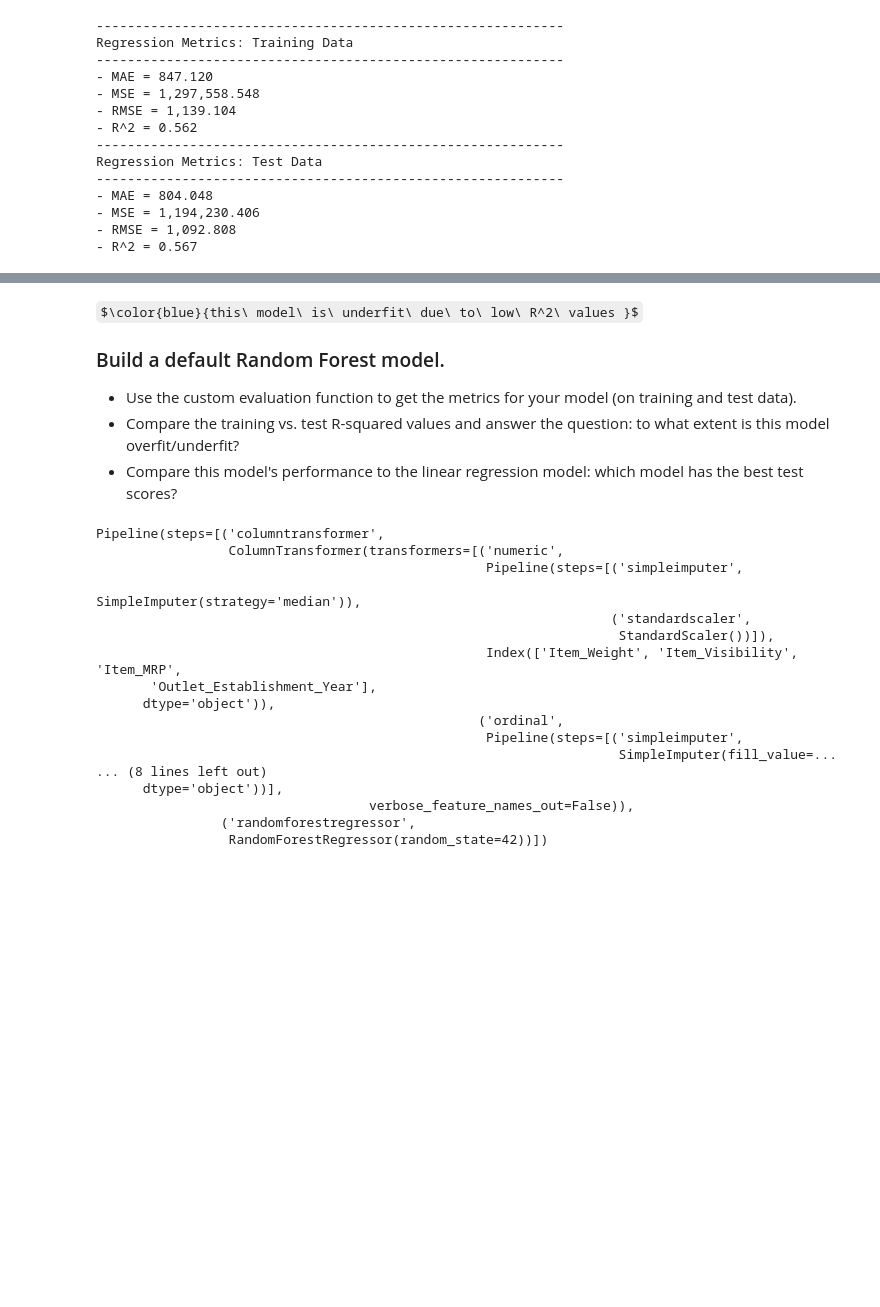
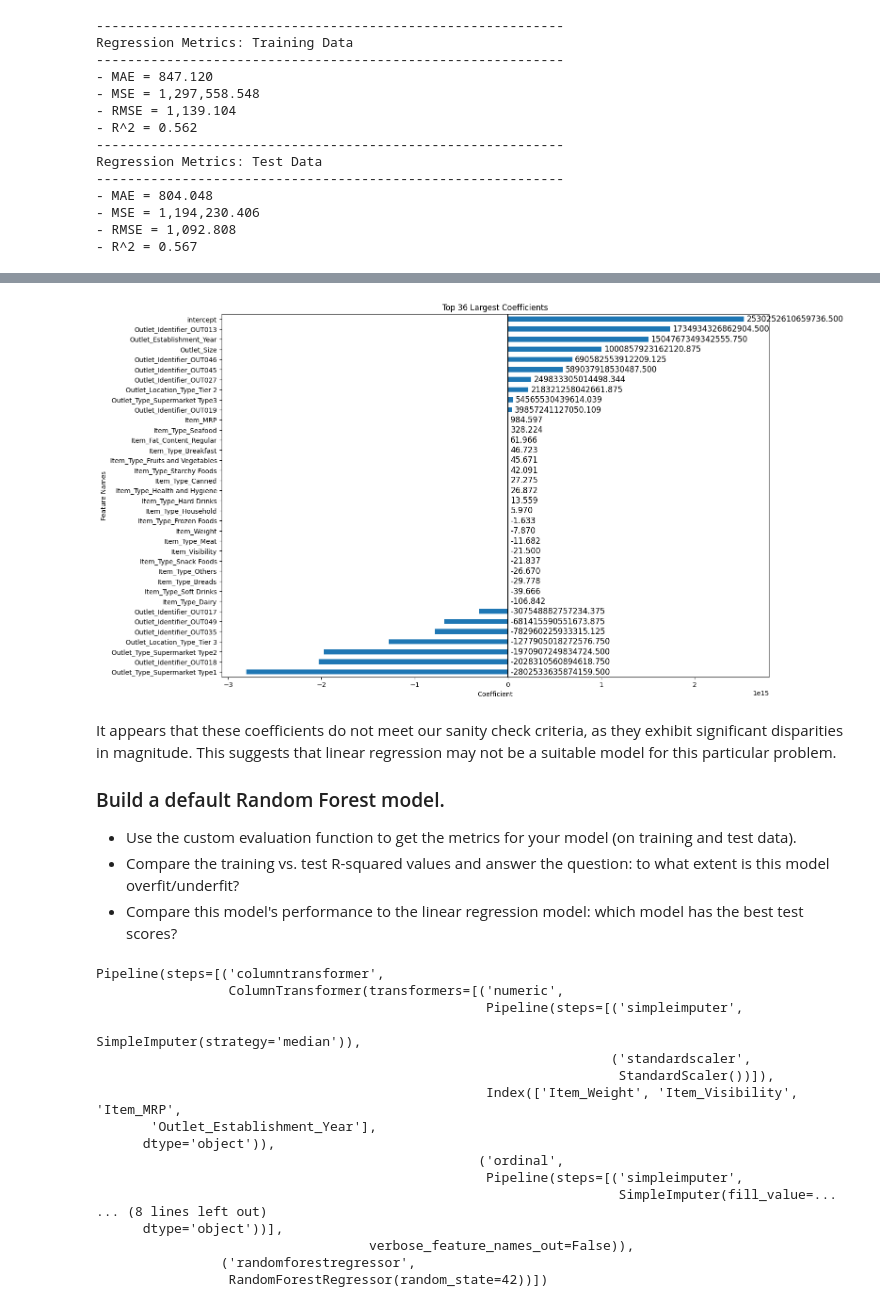
Before and after one commit to dimLMT/Just-try, a Jupyter notebook: part2_of_Prediction_of_Product_Sales.ipynb, the cells around one changed output, grey strips where cells are left out. Saved outputs shown, nothing was run; the diff lists cells and outputs as text; code cells hidden in the pictures; some formulas as TeX source; blank space fills up the shorter version.

```diff
--- a/part2_of_Prediction_of_Product_Sales.ipynb
+++ b/part2_of_Prediction_of_Product_Sales.ipynb
@@ -416,0 +422,12 @@ Regression Metrics: Test Data
+# %%
+# Redefine the onehotencoder-add argument drop = 'first'
+nom_encoder = OneHotEncoder(sparse_output=False, drop = 'first')
+nom_pipe = make_pipeline(nom_impute_na, nom_encoder)
+# Making a nominal_tuple for ColumnTransformer
+nom_tuple = ('nominal', nom_pipe, nom_cols)
+# Instantiate with verbose_feature_names_out=False
+new_col_transformer = ColumnTransformer([num_tuple, ord_tuple, nom_tuple],
+                                    verbose_feature_names_out=False)
+linreg_pipe = make_pipeline(new_col_transformer, linreg)
+# Fit the model pipeline on the training data
+linreg_pipe.fit(X_train, y_train)
@@ -416,0 +452,6 @@ Regression Metrics: Test Data
+# %%
+# Otain preprocessed feature names
+# Saving the coefficients
+coeffs = pd.Series(linreg_pipe[-1].coef_, index= linreg_pipe[0].get_feature_names_out())
+coeffs['intercept'] = linreg_pipe[-1].intercept_
+coeffs
@@ -417,5 +525,10 @@ Regression Metrics: Test Data
+# %%
+## Testing our function with intercept=True
+plot_coeffs(coeffs, top_n=len(coeffs), intercept=True, annotate=True, figsize=(15,10));
+# %% [output]
+[figure, added]
 # %% [markdown]
-$\color{blue}{this\ model\ is\ underfit\ due\ to\ low\ R^2\ values }$
+It appears that these coefficients do not meet our sanity check criteria, as they exhibit significant disparities in magnitude. This suggests that linear regression may not be a suitable model for this particular problem.
 ### Build a default Random Forest model.
 - Use the custom evaluation function to get the metrics for your model (on training and test data).
 - Compare the training vs. test R-squared values and answer the question: to what extent is this model overfit/underfit?
```
Also changed, not shown: parts of 10 cells of this notebook.
